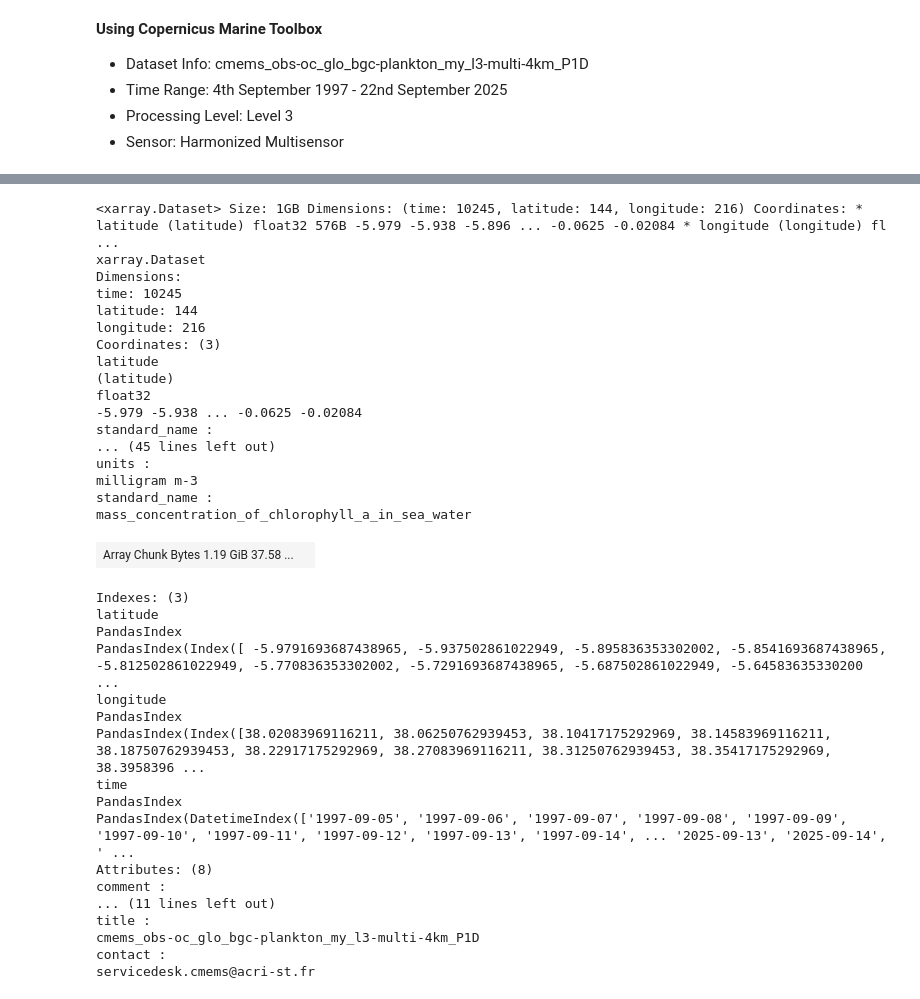
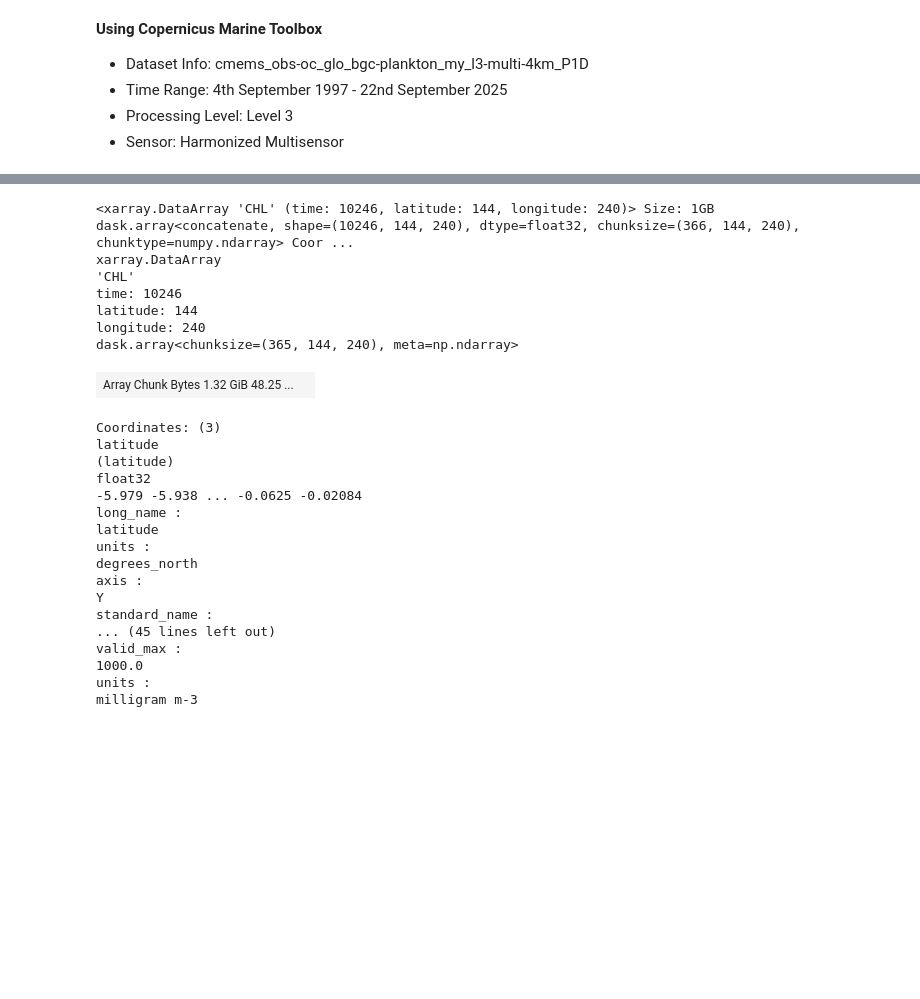
Before and after one commit to Leroywrld/looking-into-chlorophyll-a-levels-within-kenya-s-eez, a Jupyter notebook: code/data_extraction.ipynb, the cells around one changed output, grey strips where cells are left out. Cells and saved outputs as stored; diff of their text form; code cells hidden in the pictures; blank space fills up the shorter version.

```diff
--- a/code/data_extraction.ipynb
+++ b/code/data_extraction.ipynb
@@ -36,41 +14,33 @@ INFO - 2025-09-30T12:28:11Z - Selected dataset part: "default"
 # %%
-chl_data
+chl_data = xr.open_mfdataset('C:\\Users\\ADMIN\\marine\\monsoon\\data\\*.nc', combine='by_coords')
-# %% [output]
-<xarray.Dataset> Size: 1GB Dimensions: (time: 10245, latitude: 144, longitude: 216) Coordinates: * latitude (latitude) float32 576B -5.979 -5.938 -5.896 ... -0.0625 -0.02084 * longitude (longitude) fl ...
-xarray.Dataset
-Dimensions:
-time: 10245
-latitude: 144
-longitude: 216
-Coordinates: (3)
-latitude
-(latitude)
-float32
--5.979 -5.938 ... -0.0625 -0.02084
-standard_name :
-... (45 lines left out)
-units :
-milligram m-3
-standard_name :
-mass_concentration_of_chlorophyll_a_in_sea_water
-| Array Chunk Bytes 1.19 GiB 37.58 ... |  |
-Indexes: (3)
-latitude
-PandasIndex
-PandasIndex(Index([ -5.9791693687438965, -5.937502861022949, -5.895836353302002, -5.8541693687438965, -5.812502861022949, -5.770836353302002, -5.7291693687438965, -5.687502861022949, -5.64583635330200 ...
-longitude
-PandasIndex
-PandasIndex(Index([38.02083969116211, 38.06250762939453, 38.10417175292969, 38.14583969116211, 38.18750762939453, 38.22917175292969, 38.27083969116211, 38.31250762939453, 38.35417175292969, 38.3958396 ...
-time
-PandasIndex
-PandasIndex(DatetimeIndex(['1997-09-05', '1997-09-06', '1997-09-07', '1997-09-08', '1997-09-09', '1997-09-10', '1997-09-11', '1997-09-12', '1997-09-13', '1997-09-14', ... '2025-09-13', '2025-09-14', ' ...
-Attributes: (8)
-comment :
-... (11 lines left out)
-title :
-cmems_obs-oc_glo_bgc-plankton_my_l3-multi-4km_P1D
-contact :
-servicedesk.cmems@acri-st.fr
+# %%
+chl_data['CHL']
+# %% [output]
+<xarray.DataArray 'CHL' (time: 10246, latitude: 144, longitude: 240)> Size: 1GB dask.array<concatenate, shape=(10246, 144, 240), dtype=float32, chunksize=(366, 144, 240), chunktype=numpy.ndarray> Coor ...
+xarray.DataArray
+'CHL'
+time: 10246
+latitude: 144
+longitude: 240
+dask.array<chunksize=(365, 144, 240), meta=np.ndarray>
+| Array Chunk Bytes 1.32 GiB 48.25 ... |  |
+Coordinates: (3)
+latitude
+(latitude)
+float32
+-5.979 -5.938 ... -0.0625 -0.02084
+long_name :
+latitude
+units :
+degrees_north
+axis :
+Y
+standard_name :
+... (45 lines left out)
+valid_max :
+1000.0
+units :
+milligram m-3
 # %%
 season_dict = {
     'north east monsoon': [1, 2, 12],
```
Also changed, not shown: parts of 9 cells of this notebook, 30 other files.
